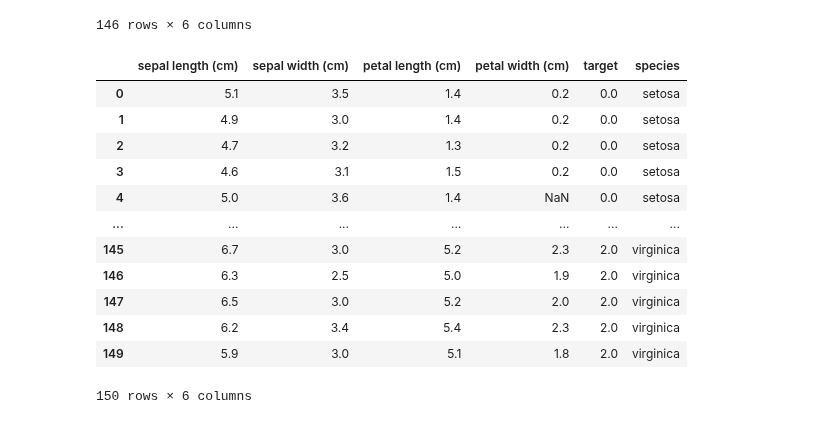
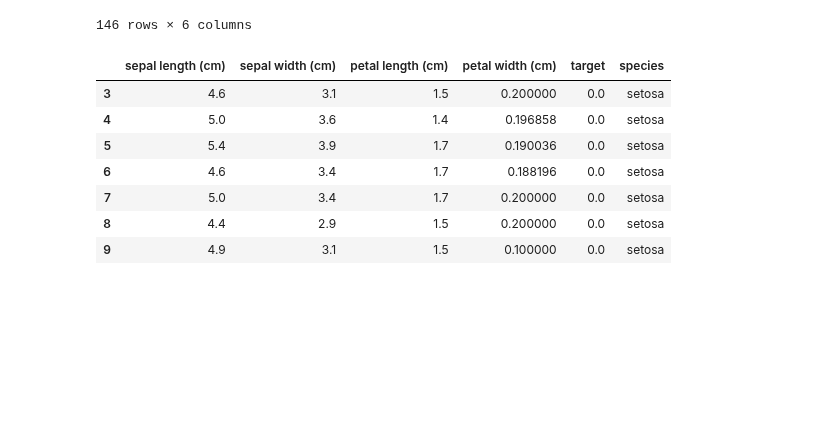
Before and after one commit to jcjimenezb123/ProgramacionPython, a Jupyter notebook: DataFrames.ipynb, the cells around one changed output. Drawn from its saved outputs; the diff is of its cells as text; code cells hidden in the pictures; blank space fills up the shorter version.

```diff
--- a/DataFrames.ipynb
+++ b/DataFrames.ipynb
@@ -512,20 +512,17 @@ df
 # %%
 df.loc[4:6,'petal width (cm)']=np.nan
 df.loc[6:8,'petal length (cm)']=np.nan
 
-#df.interpolate()
-df
+df['petal width (cm)'].interpolate(method='quadratic', limit_direction='forward',inplace=True)
+df['petal length (cm)'].interpolate(method='nearest', limit_direction='forward',inplace=True)
+
+df.loc[3:9]
 # %% [output]
 |  | sepal length (cm) | sepal width (cm) | petal length (cm) | petal width (cm) | target | species |
-| 0 | 5.1 | 3.5 | 1.4 | 0.2 | 0.0 | setosa |
-| 1 | 4.9 | 3.0 | 1.4 | 0.2 | 0.0 | setosa |
-| 2 | 4.7 | 3.2 | 1.3 | 0.2 | 0.0 | setosa |
-| 3 | 4.6 | 3.1 | 1.5 | 0.2 | 0.0 | setosa |
-| 4 | 5.0 | 3.6 | 1.4 | NaN | 0.0 | setosa |
-| ... | ... | ... | ... | ... | ... | ... |
-| 145 | 6.7 | 3.0 | 5.2 | 2.3 | 2.0 | virginica |
-| 146 | 6.3 | 2.5 | 5.0 | 1.9 | 2.0 | virginica |
-| 147 | 6.5 | 3.0 | 5.2 | 2.0 | 2.0 | virginica |
-| 148 | 6.2 | 3.4 | 5.4 | 2.3 | 2.0 | virginica |
-| 149 | 5.9 | 3.0 | 5.1 | 1.8 | 2.0 | virginica |
+| 3 | 4.6 | 3.1 | 1.5 | 0.200000 | 0.0 | setosa |
+| 4 | 5.0 | 3.6 | 1.4 | 0.196858 | 0.0 | setosa |
+| 5 | 5.4 | 3.9 | 1.7 | 0.190036 | 0.0 | setosa |
+| 6 | 4.6 | 3.4 | 1.7 | 0.188196 | 0.0 | setosa |
+| 7 | 5.0 | 3.4 | 1.7 | 0.200000 | 0.0 | setosa |
+| 8 | 4.4 | 2.9 | 1.5 | 0.200000 | 0.0 | setosa |
+| 9 | 4.9 | 3.1 | 1.5 | 0.100000 | 0.0 | setosa |
-150 rows × 6 columns
```
